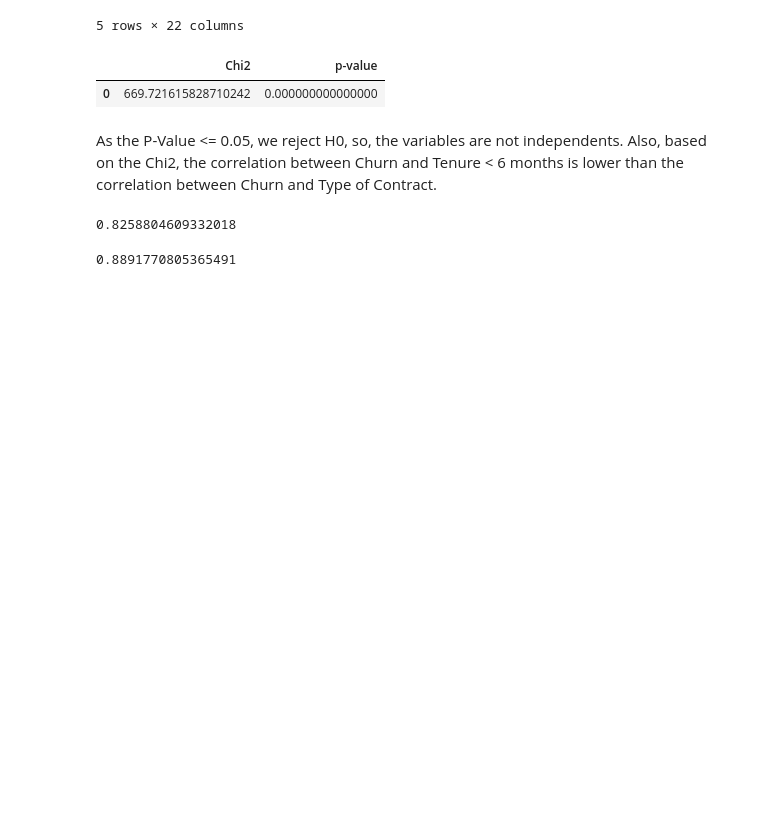
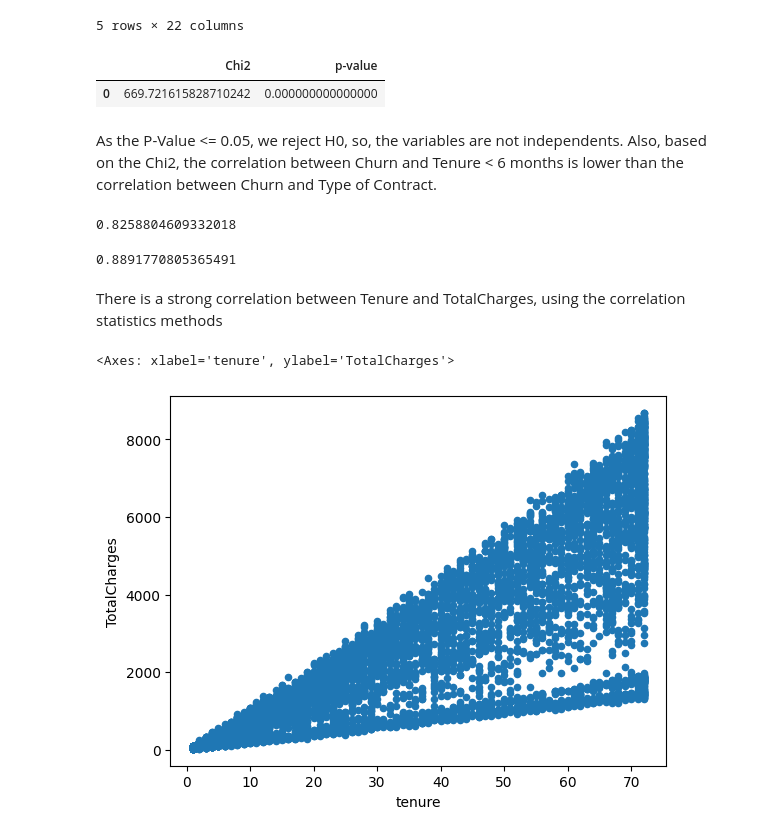
Before and after one commit to zec4o/telecom-services-eda, a Jupyter notebook: eda_churn.ipynb, the cells around one changed output. Saved outputs shown, nothing was run; the diff lists cells and outputs as text; code cells hidden in the pictures; blank space fills up the shorter version.

```diff
--- a/eda_churn.ipynb
+++ b/eda_churn.ipynb
@@ -700,3 +700,12 @@ df_churn.tenure.corr(df_churn.TotalCharges)
 df_churn.tenure.corr(df_churn.TotalCharges, method='spearman')
 # %% [output]
 0.8891770805365491
+# %% [markdown]
+There is a strong correlation between Tenure and TotalCharges, using the correlation statistics methods
+# %%
+# Present Plot Scatter between Tenure and TotalCharges
+# Dispersion Graph
+df_churn.plot.scatter(x='tenure', y='TotalCharges')
+# %% [output]
+<Axes: xlabel='tenure', ylabel='TotalCharges'>
+[figure, added]
```
Also changed, not shown: parts of 17 cells of this notebook.
